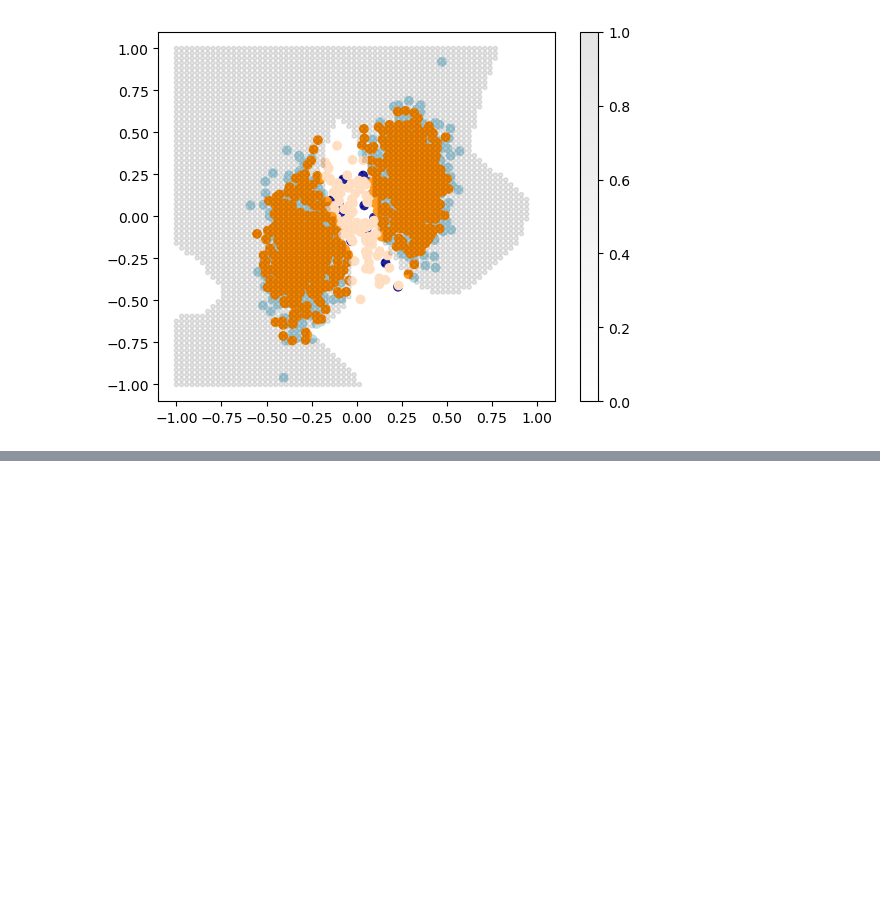
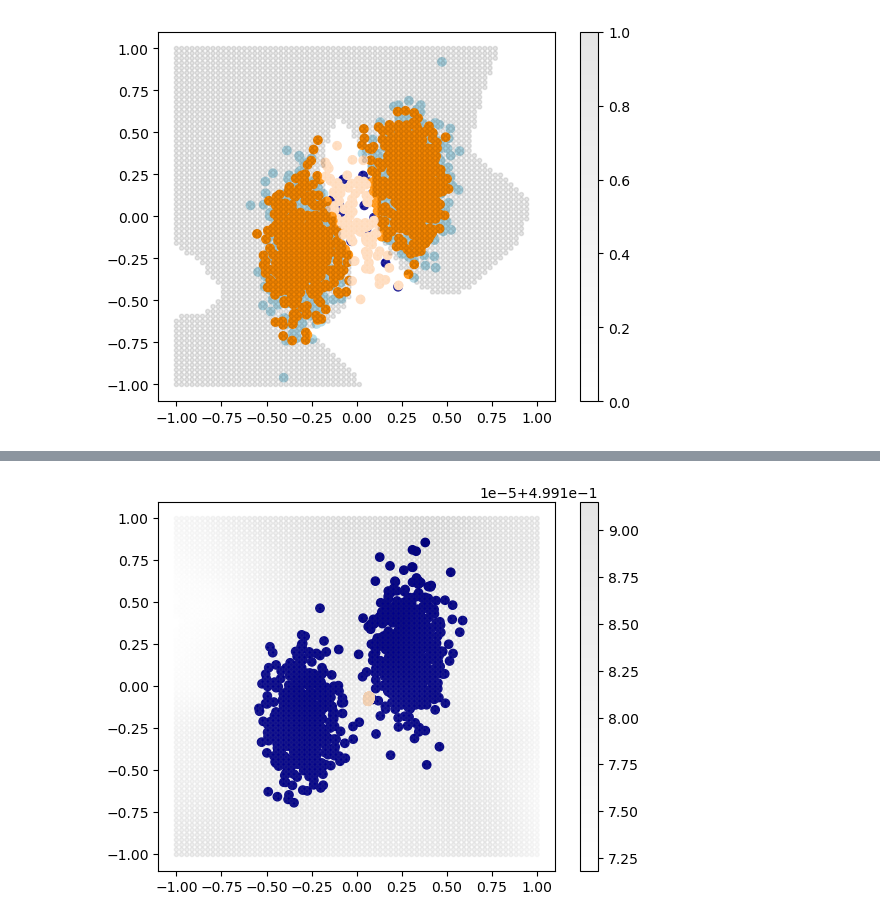
Before and after one commit to vincentbriat/machine-learning-practice, a Jupyter notebook: GAN investigation.ipynb, the cells around one changed output, grey strips where cells are left out. Drawn from its saved outputs; the diff is of its cells as text; code cells hidden in the pictures; blank space fills up the shorter version.

```diff
--- a/GAN investigation.ipynb
+++ b/GAN investigation.ipynb
@@ -382,19 +392,19 @@ class GAN_2(GAN):
         # Update discriminator
         # On fake data
         fake = self.generator(noise)
-        out = self.discriminator(fake)
+        out = self.predict(fake)
         target = torch.zeros_like(out, device=self.device)
         self.learn_d(out, target)
 
         # On real data
-        out = self.discriminator(real.to(self.device))
+        out = self.predict(real.to(self.device))
         target = torch.ones_like(out, device=self.device)
         self.learn_d(out, target)
 
         # Update the generator
         # On fake data
         fake = self.generator(noise)
-        out = self.discriminator(fake)
+        out = self.predict(fake)
         # HERE WE FLIP THE TARGETS
         target = torch.ones_like(out, device=self.device)
         self.learn_g(out, target)
@@ -445,18 +462,18 @@ class LSGAN(GAN):
         # Update the generator
         # On fake data
         fake = self.generator(noise)
-        out = self.discriminator(fake)
+        out = self.predict(fake)
         target = torch.ones_like(out)
         self.learn_g(out, target)
 
         # Update the discriminator
         # On fake data
         fake = self.generator(noise)
-        out = self.discriminator(fake)
+        out = self.predict(fake)
         target = torch.zeros_like(out, device=self.device)
         self.learn_d(out, target)
         # On real data
-        out = self.discriminator(real.to(self.device))
+        out = self.predict(real.to(self.device))
         target = torch.ones_like(out, device=self.device)
         self.learn_d(out, target)
         if self.verbose:
@@ -513,0 +633,12 @@ Errors: 15/1000
+# %%
+gene_w = Generator()
+disc_w = Discriminator()
+wgan = Wasserstein_GAN(gene_w, disc_w)
+# %%
+wgan.set_lr(1e-2)
+# %%
+noise = torch.rand(1000, 5)
+wgan.display(noise, real)
+wgan.visualize(70)
+# %% [output]
+[figure, added]
```
Also changed, not shown: parts of 15 cells of this notebook.
